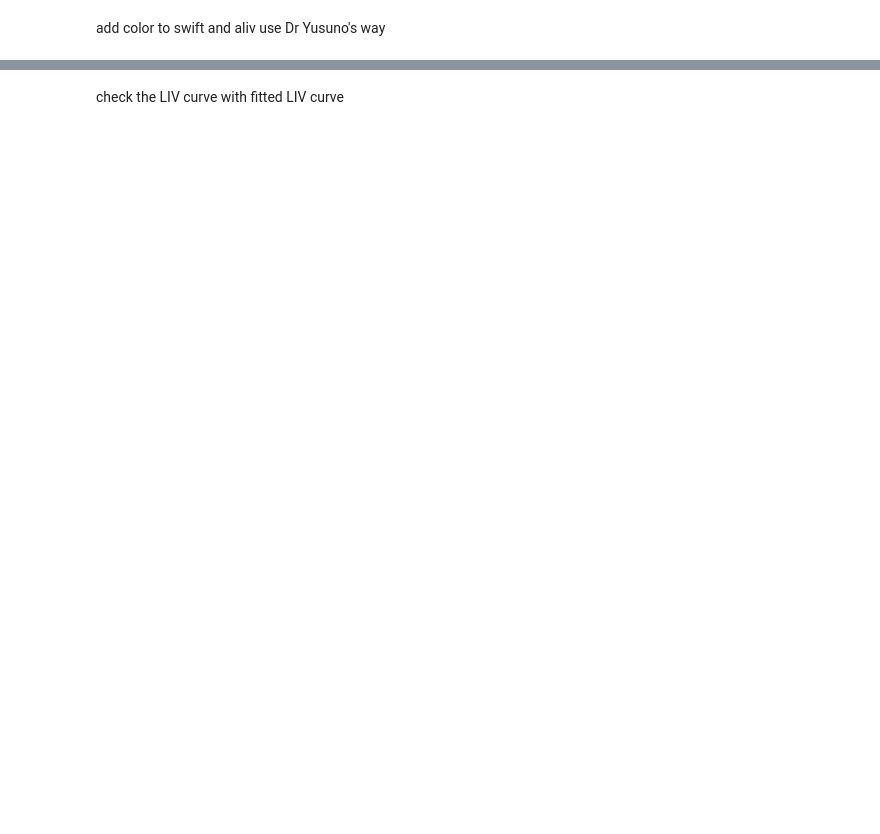
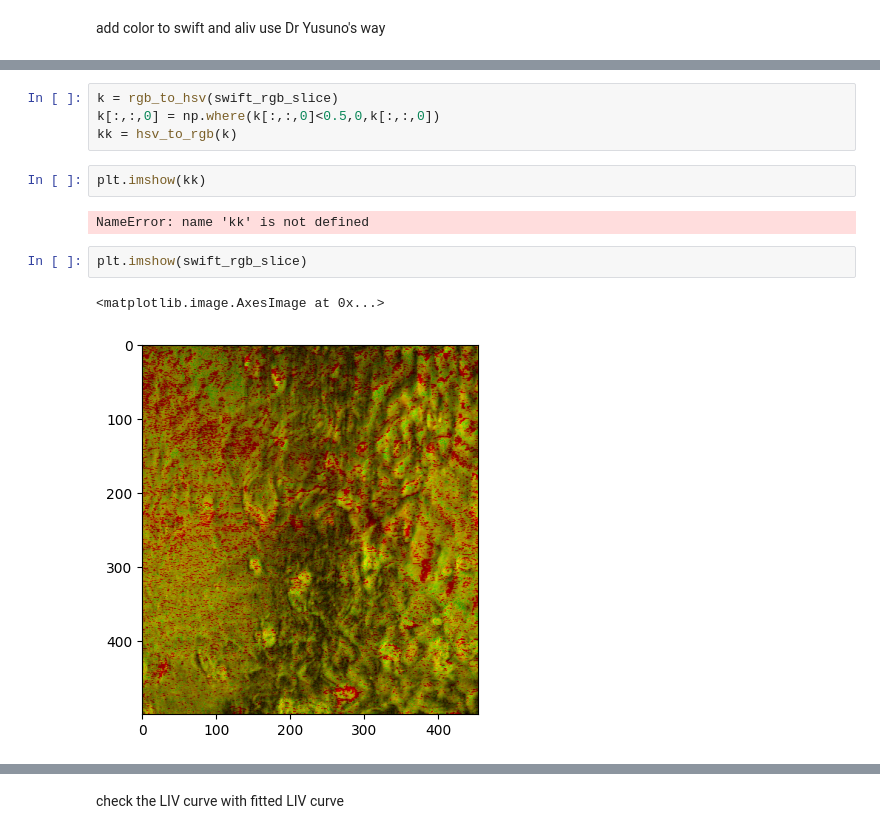
Before and after one commit to unrealxiao/dynamicOCT, a Jupyter notebook: YusunoDOCT.ipynb, the cells around one changed output, grey strips where cells are left out. Saved outputs shown, nothing was run; the diff lists cells and outputs as text; blank space fills up the shorter version.

```diff
--- a/YusunoDOCT.ipynb
+++ b/YusunoDOCT.ipynb
@@ -280,0 +263,13 @@ plt.show()
+# %%
+k = rgb_to_hsv(swift_rgb_slice)
+k[:,:,0] = np.where(k[:,:,0]<0.5,0,k[:,:,0])
+kk = hsv_to_rgb(k)
+# %%
+plt.imshow(kk)
+# %% [output]
+NameError: name 'kk' is not defined
+# %%
+plt.imshow(swift_rgb_slice)
+# %% [output]
+<matplotlib.image.AxesImage at 0x...>
+[figure, added]
```
Also changed, not shown: parts of 42 cells of this notebook, 1 other file.
